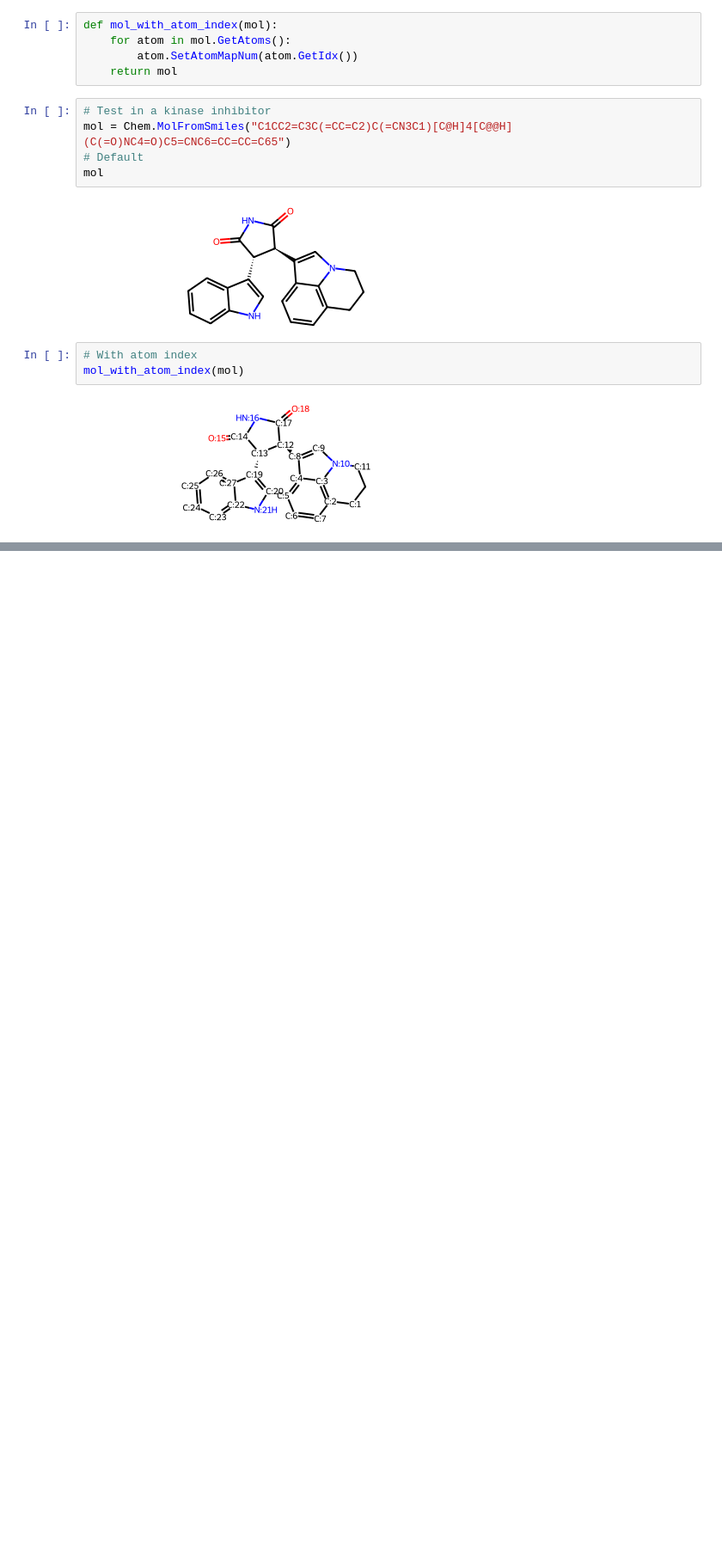
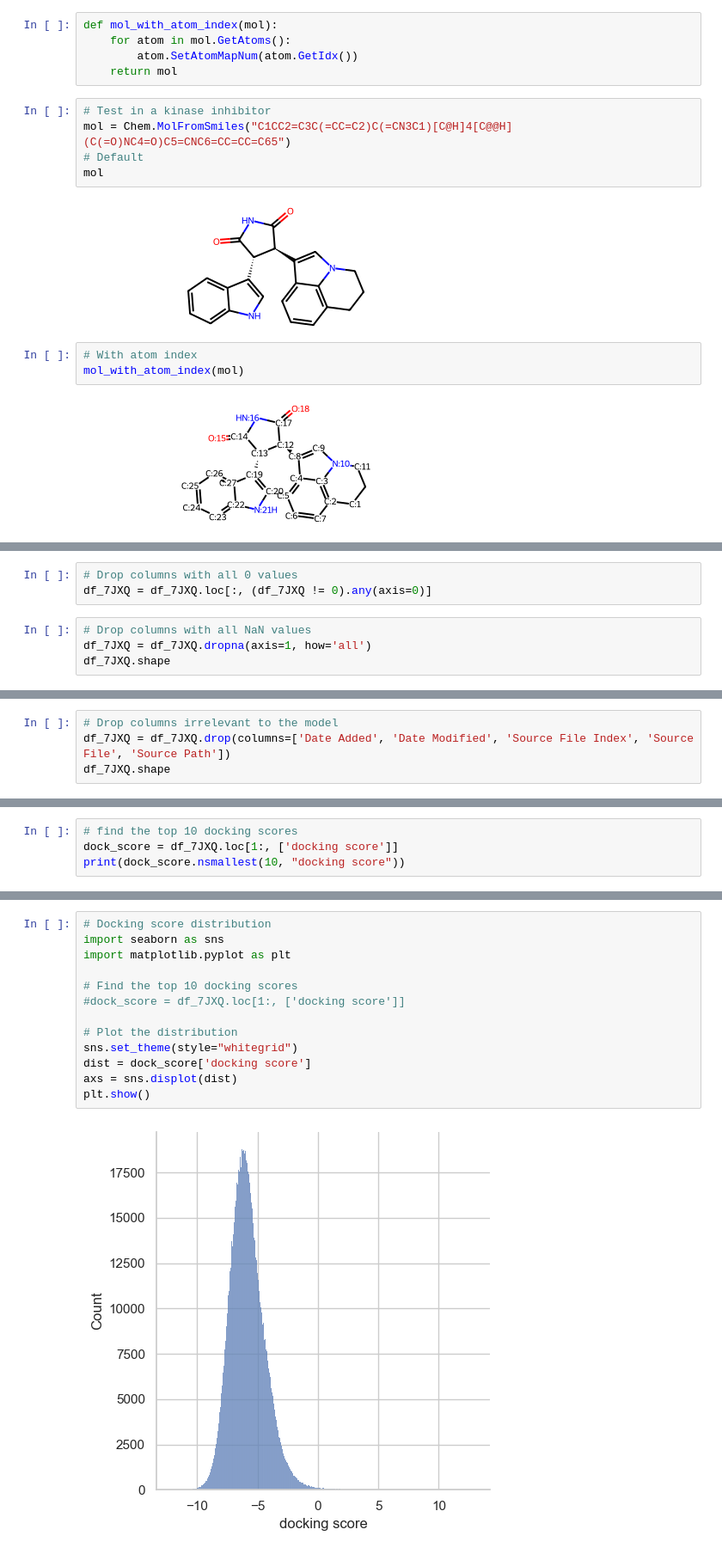
Before and after one commit to tslever/Bayesian_Docking-Score_Predictor, a Jupyter notebook: project_EDA.ipynb, the cells around one changed output, grey strips where cells are left out. Shown at 86% size. Saved outputs shown, nothing was run; the diff lists cells and outputs as text; blank space fills up the shorter version.

```diff
--- a/project_EDA.ipynb
+++ b/project_EDA.ipynb
@@ -269,0 +97,7 @@ KeyError: 449634
+# %%
+# Drop columns with all 0 values
+df_7JXQ = df_7JXQ.loc[:, (df_7JXQ != 0).any(axis=0)]
+# %%
+# Drop columns with all NaN values
+df_7JXQ = df_7JXQ.dropna(axis=1, how='all')
+df_7JXQ.shape
@@ -269,0 +106,4 @@ KeyError: 449634
+# %%
+# Drop columns irrelevant to the model
+df_7JXQ = df_7JXQ.drop(columns=['Date Added', 'Date Modified', 'Source File Index', 'Source File', 'Source Path'])
+df_7JXQ.shape
@@ -269,0 +159,4 @@ KeyError: 449634
+# %%
+# find the top 10 docking scores
+dock_score = df_7JXQ.loc[1:, ['docking score']]
+print(dock_score.nsmallest(10, "docking score"))
@@ -269,0 +187,15 @@ KeyError: 449634
+# %%
+# Docking score distribution
+import seaborn as sns
+import matplotlib.pyplot as plt
+
+# Find the top 10 docking scores
+#dock_score = df_7JXQ.loc[1:, ['docking score']]
+
+# Plot the distribution
+sns.set_theme(style="whitegrid")
+dist = dock_score['docking score']
+axs = sns.displot(dist)
+plt.show()
+# %% [output]
+[figure, added]
```
Also changed, not shown: parts of 33 cells of this notebook.
